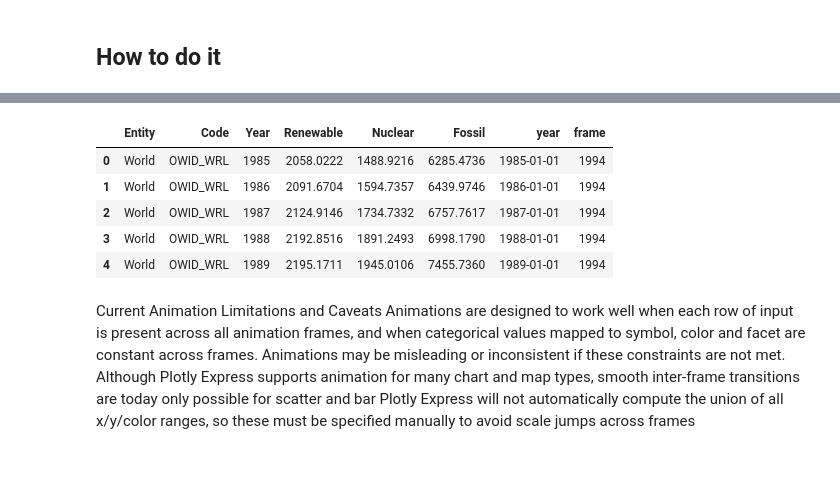
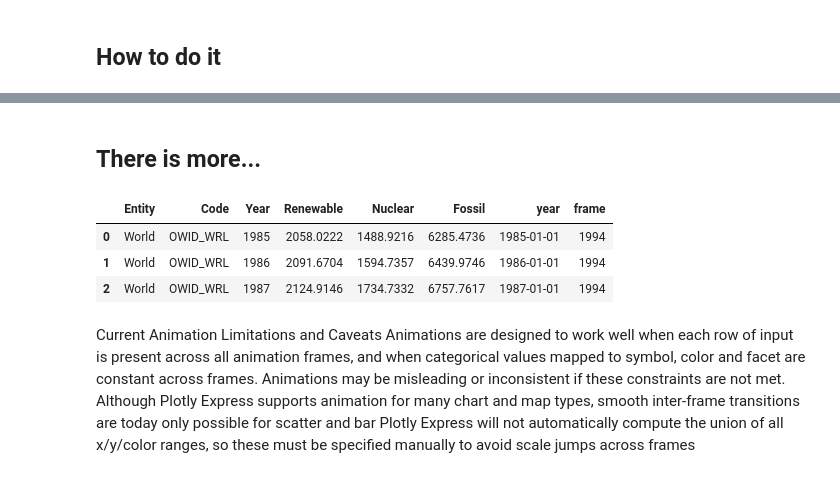
Before and after one commit to PacktPublishing/Plotly-Dash-Cookbook, a Jupyter notebook: Cookbook/chapter_03/ch03_recipe10.ipynb, the cells around one changed output, grey strips where cells are left out. Saved outputs shown, nothing was run; the diff lists cells and outputs as text; code cells hidden in the pictures.

```diff
--- a/Cookbook/chapter_03/ch03_recipe10.ipynb
+++ b/Cookbook/chapter_03/ch03_recipe10.ipynb
@@ -84,3 +75,5 @@ data2.head()
+# %% [markdown]
+## There is more...
 # %%
 import numpy as np
 # %%
@@ -97,14 +88,12 @@ for i in np.arange(start, stop, step):
     dfa['frame']=frame
     df_animation = pd.concat([df_animation, dfa])
 # %%
-df_animation.head()
+df_animation.head(3)
 # %% [output]
 |  | Entity | Code | Year | Renewable | Nuclear | Fossil | year | frame |
 | 0 | World | OWID_WRL | 1985 | 2058.0222 | 1488.9216 | 6285.4736 | 1985-01-01 | 1994 |
 | 1 | World | OWID_WRL | 1986 | 2091.6704 | 1594.7357 | 6439.9746 | 1986-01-01 | 1994 |
 | 2 | World | OWID_WRL | 1987 | 2124.9146 | 1734.7332 | 6757.7617 | 1987-01-01 | 1994 |
-| 3 | World | OWID_WRL | 1988 | 2192.8516 | 1891.2493 | 6998.1790 | 1988-01-01 | 1994 |
-| 4 | World | OWID_WRL | 1989 | 2195.1711 | 1945.0106 | 7455.7360 | 1989-01-01 | 1994 |
 # %%
 fig = px.area(df_animation, x="year", y=[ 'Renewable'],
               height = 500, width = 800,
```
Also changed, not shown: parts of 19 cells of this notebook, 9 other files.
